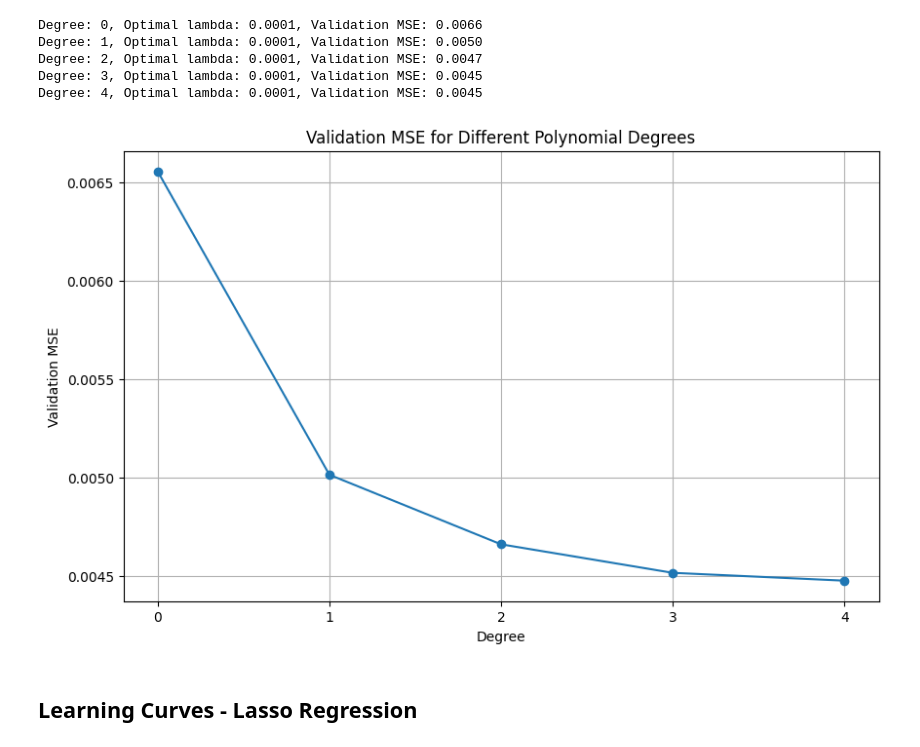
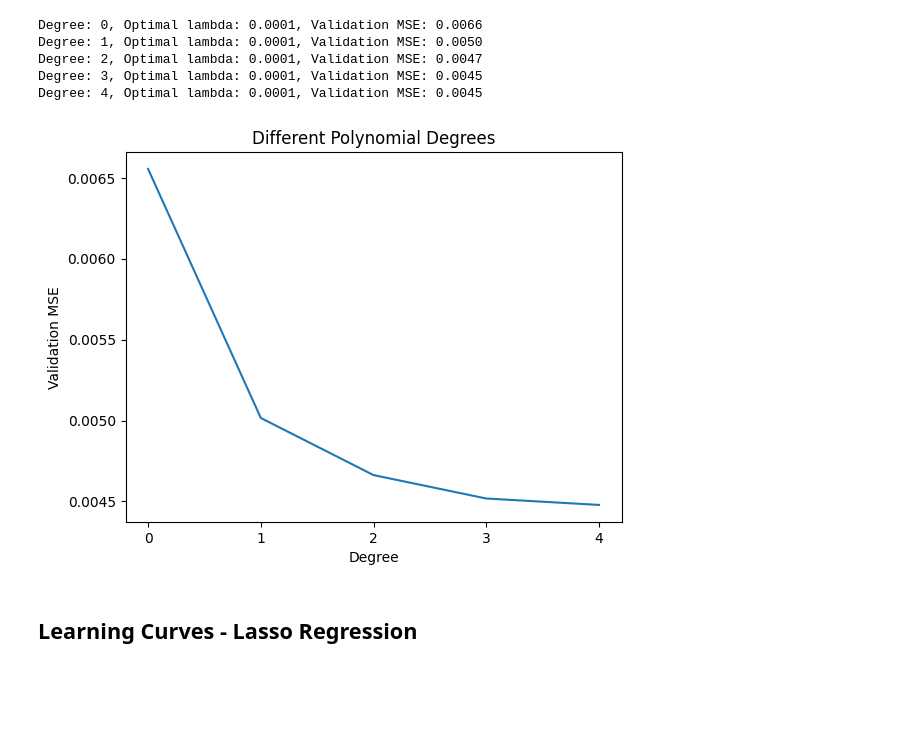
Before and after one commit to thor1033/isds-exam-2024, a Jupyter notebook: regression_analysis.ipynb, the cells around one changed output. Cells and saved outputs as stored; diff of their text form; code cells hidden in the pictures; blank space fills up the shorter version.

```diff
--- a/regression_analysis.ipynb
+++ b/regression_analysis.ipynb
@@ -97,10 +85,10 @@ def split_data(X, y):
     y_train_pos = y_train[y_train > 0]
     y_test_pos = y_test[y_test > 0]
 
-    y_train_log = np.log(y_train_pos)
-    y_test_log = np.log(y_test_pos)
+    logy_train = np.log(y_train_pos)
+    logy_test = np.log(y_test_pos)
 
-    return X_train_scaled, X_test_scaled, y_train_log, y_test_log
+    return X_train_scaled, X_test_scaled, logy_train, logy_test
 # %% [markdown]
 # Lasso regression
 # %% [markdown]
@@ -110,3 +98,14 @@ Here we select our initial explanatory variables, and set the dependent variable
 X = data.drop(['propertyType','sqmPrice', 'municipalityCode', 'estateId', 'address', 'zipCode', 'price', 'soldDate', 'ouId', 'ouAddress', 'change', 'Municipality', 'population','danish_origin'], axis=1)
 y = data['sqmPrice']
 X_train, X_test, y_train, y_test = split_data(X, y)
+
+lasso_model_full = Lasso(alpha=0.000115)
+lasso_model_full.fit(X_train, y_train)
+y_pred= lasso_model_full.predict(X_test)
+
+#Print MSE
+mse = mean_squared_error(y_test, y_pred)
+print("MSE:", mse)
+
+lassoCoeff= pd.Series(lasso_model_full.coef_, index= X.columns)
+lassoCoeff
@@ -113,10 +131,0 @@ X_train, X_test, y_train, y_test = split_data(X, y)
-# %%
-lasso_model = Lasso(alpha=0.000115)
-lasso_model.fit(X_train, y_train)
-y_pred= lasso_model.predict(X_test)
-
-mse_log = mean_squared_error(y_test, y_pred)
-print(f"MSE: {mse_log.round(4)}")
-
-lasso_coeff= pd.Series(lasso_model.coef_, index= X.columns)
-lasso_coeff
@@ -143,7 +132,7 @@ dtype: float64
 # %% [markdown]
 ## Removal of insignificant variables - Lasso Regression
 # %%
-significant_indices = np.where(np.abs(lasso_coeff) > 1e-3)[0]
+significant_indices = np.where(np.abs(lassoCoeff) > 0.001)[0]
 X_train_selected = X_train[:, significant_indices]
 X_test_selected = X_test[:, significant_indices]
 # %%
@@ -209,17 +199,15 @@ Degree: 2, Optimal lambda: 0.0001, Validation MSE: 0.0047
 Degree: 3, Optimal lambda: 0.0001, Validation MSE: 0.0045
 Degree: 4, Optimal lambda: 0.0001, Validation MSE: 0.0045
 # %%
-# Plot the MSE values against the degrees
-plt.figure(figsize=(10, 6))
-plt.plot(degree_range, mse_results, marker='o')
+plt.figure()
+plt.plot(degree_range, mse_results)
 plt.xlabel('Degree')
 plt.ylabel('Validation MSE')
-plt.title('Validation MSE for Different Polynomial Degrees')
+plt.title('Different Polynomial Degrees')
 plt.xticks(degree_range)
-plt.grid(True)
 plt.show()
 # %% [output]
-[figure, old version]
+[figure, new version]
 # %% [markdown]
 ## Learning Curves - Lasso Regression
 # %%
```
Also changed, not shown: parts of 20 cells of this notebook.
